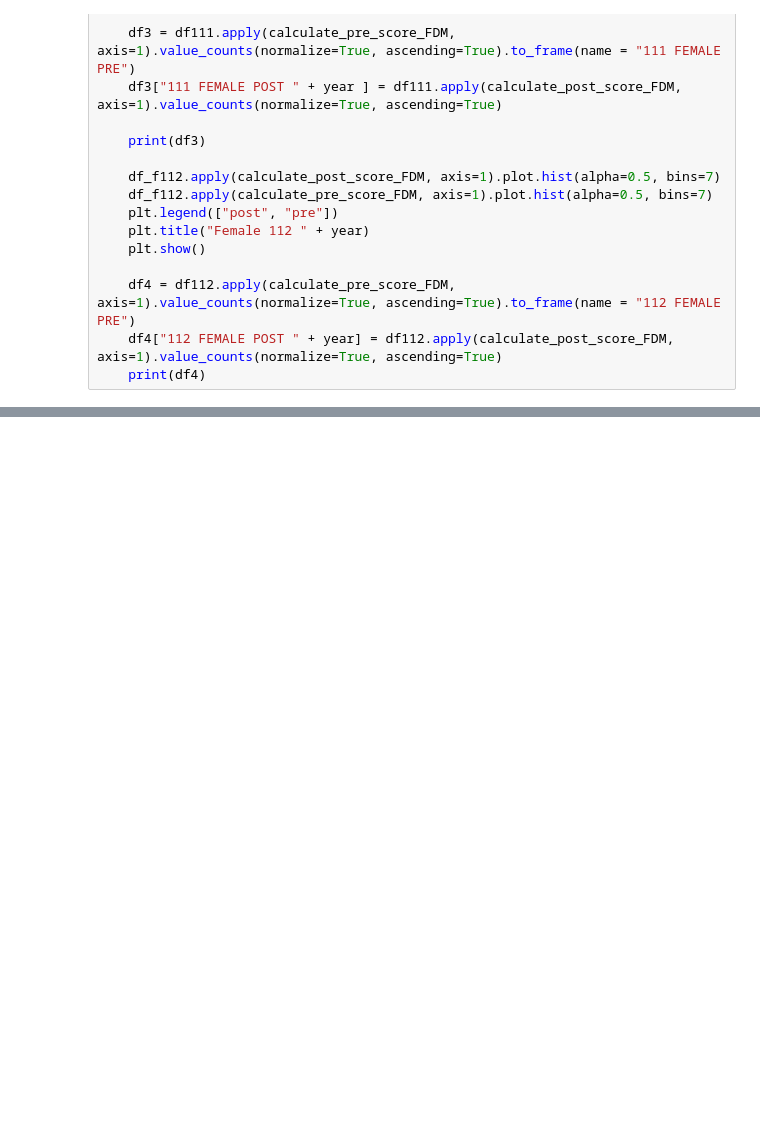
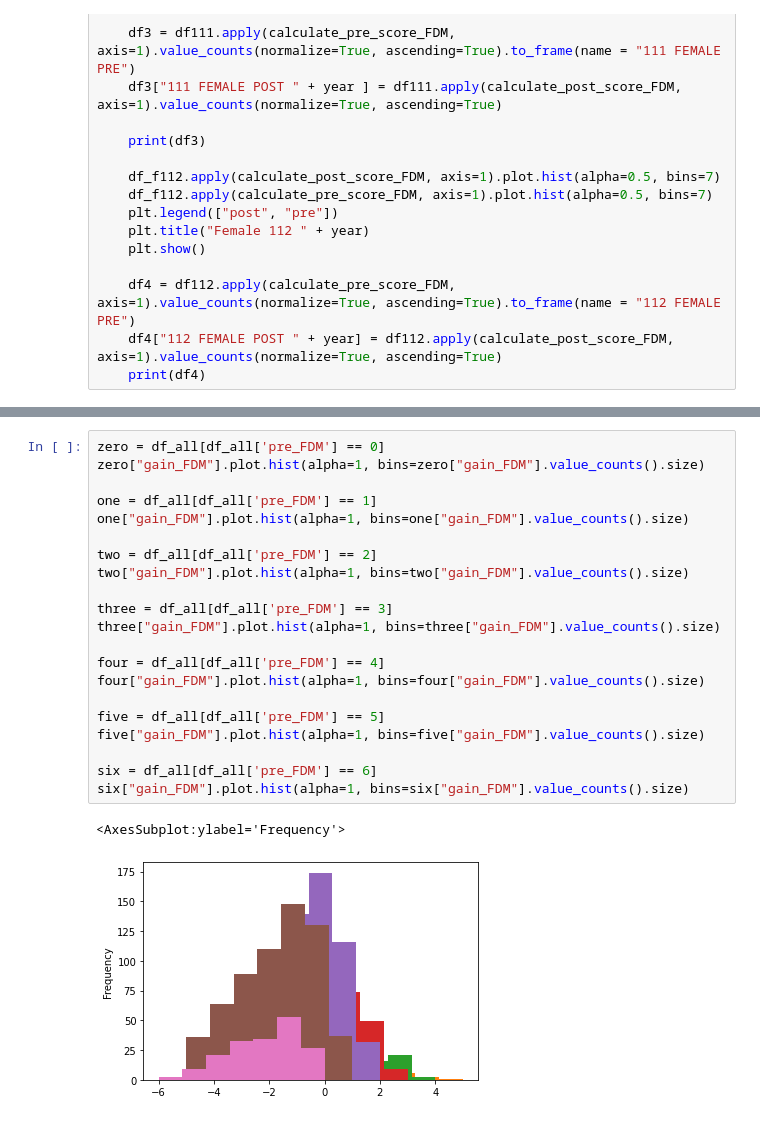
Before and after one commit to maya-patel/Honours-FCI-data, a Jupyter notebook: By_Question_FDM_with_delta.ipynb, the cells around one changed output, grey strips where cells are left out. Saved outputs shown, nothing was run; the diff lists cells and outputs as text; blank space fills up the shorter version.

```diff
--- a/By_Question_FDM_with_delta.ipynb
+++ b/By_Question_FDM_with_delta.ipynb
@@ -113 +155,25 @@ def FDM(df111, df112, year):
+# %%
+zero = df_all[df_all['pre_FDM'] == 0]
+zero["gain_FDM"].plot.hist(alpha=1, bins=zero["gain_FDM"].value_counts().size)
+
+one = df_all[df_all['pre_FDM'] == 1]
+one["gain_FDM"].plot.hist(alpha=1, bins=one["gain_FDM"].value_counts().size)
+
+two = df_all[df_all['pre_FDM'] == 2]
+two["gain_FDM"].plot.hist(alpha=1, bins=two["gain_FDM"].value_counts().size)
+
+three = df_all[df_all['pre_FDM'] == 3]
+three["gain_FDM"].plot.hist(alpha=1, bins=three["gain_FDM"].value_counts().size)
+
+four = df_all[df_all['pre_FDM'] == 4]
+four["gain_FDM"].plot.hist(alpha=1, bins=four["gain_FDM"].value_counts().size)
+
+five = df_all[df_all['pre_FDM'] == 5]
+five["gain_FDM"].plot.hist(alpha=1, bins=five["gain_FDM"].value_counts().size)
+
+six = df_all[df_all['pre_FDM'] == 6]
+six["gain_FDM"].plot.hist(alpha=1, bins=six["gain_FDM"].value_counts().size)
+# %% [output]
+<AxesSubplot:ylabel='Frequency'>
+[figure, added]
 # %%
```
Also changed, not shown: parts of 7 cells of this notebook, 19 other files.
